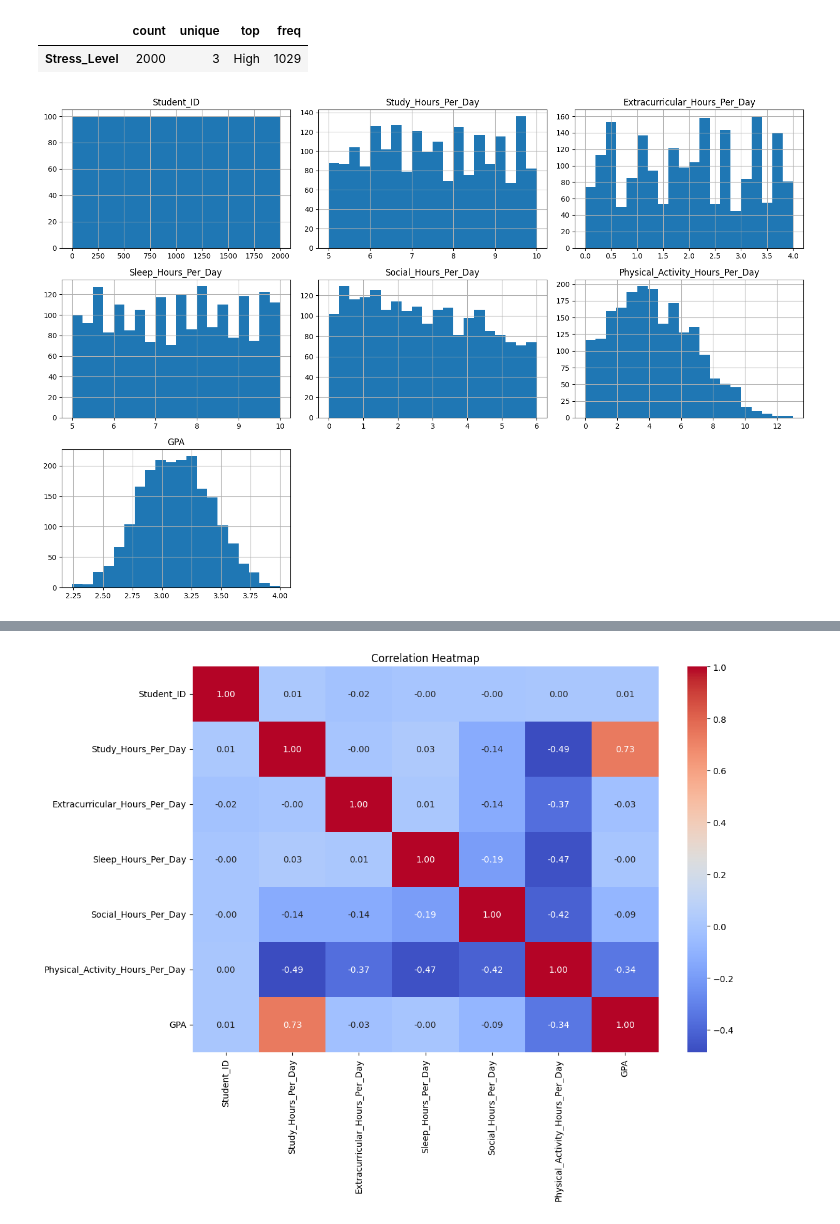
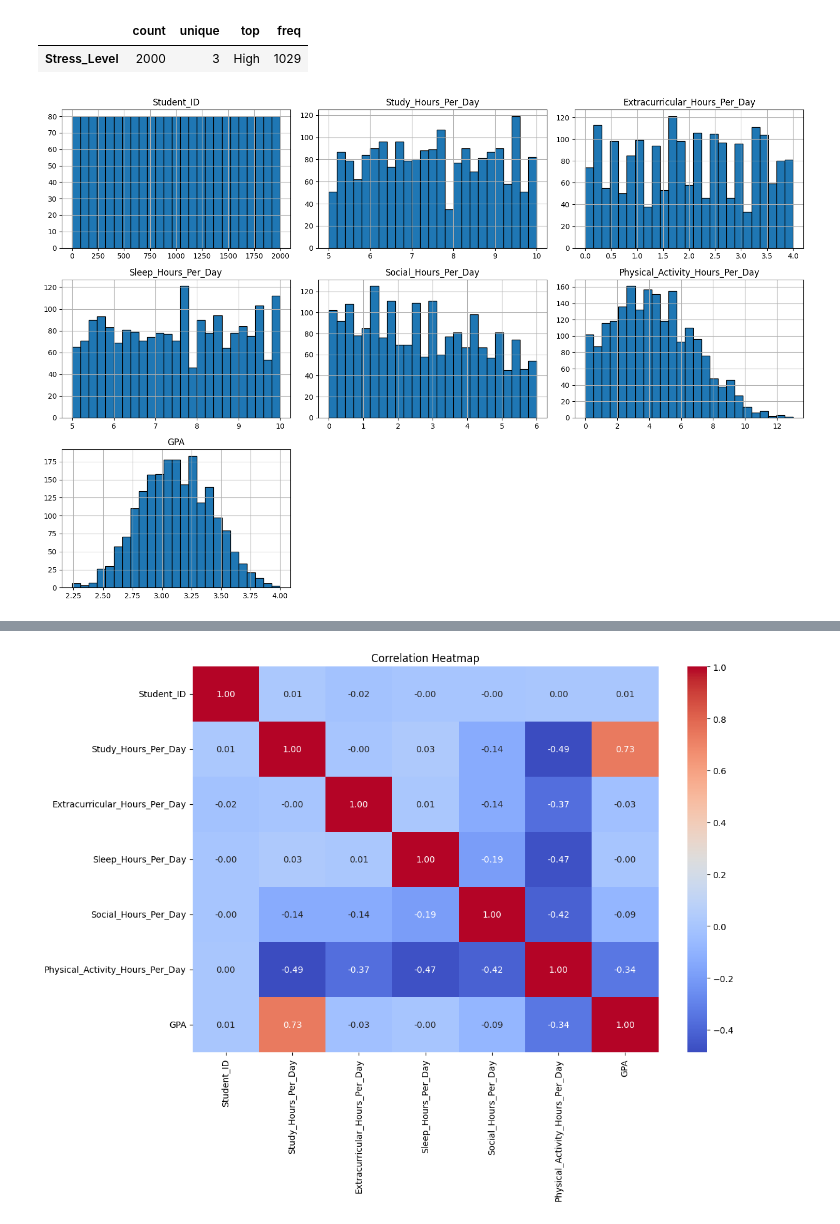
Before and after one commit to Dhiamoch/edutrack_student_lifestyle_analytic, a Jupyter notebook: notebook.ipynb, the cells around one changed output, grey strips where cells are left out. Drawn from its saved outputs; the diff is of its cells as text; code cells hidden in the pictures.

```diff
--- a/notebook.ipynb
+++ b/notebook.ipynb
@@ -88,8 +116,8 @@ display(df[categorical_cols].describe().T)
 # %%
 # Visualisasi distribusi fitur numerik
 numerical_cols = df.select_dtypes(include=['number']).columns
-df[numerical_cols].hist(figsize=(15, 10), bins=20)
+df[numerical_cols].hist(figsize=(15, 10), bins=25, edgecolor='black')
 plt.tight_layout()
 plt.show()
 # %% [output]
-[figure, old version]
+[figure, new version]
```
Also changed, not shown: parts of 11 cells of this notebook.
